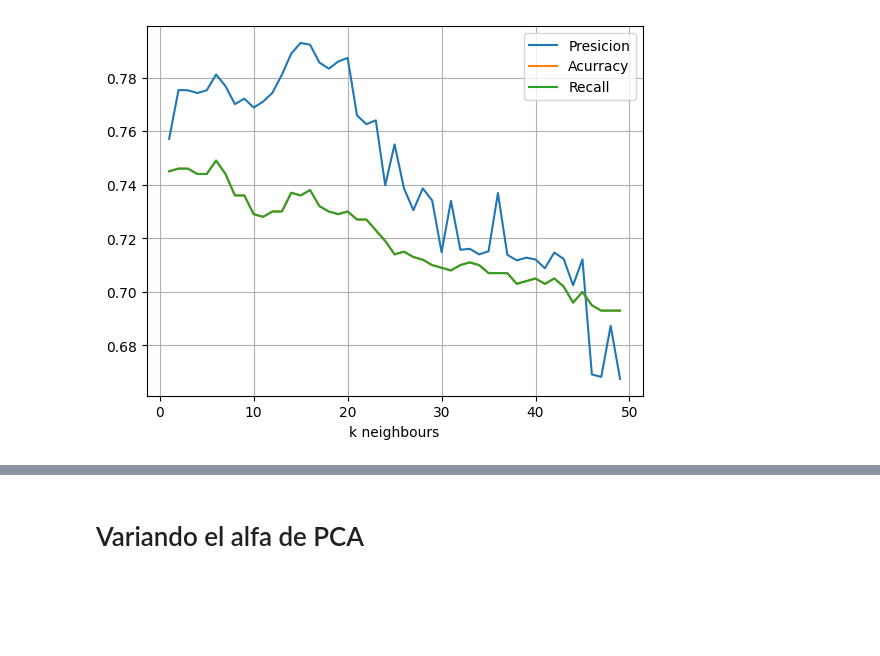
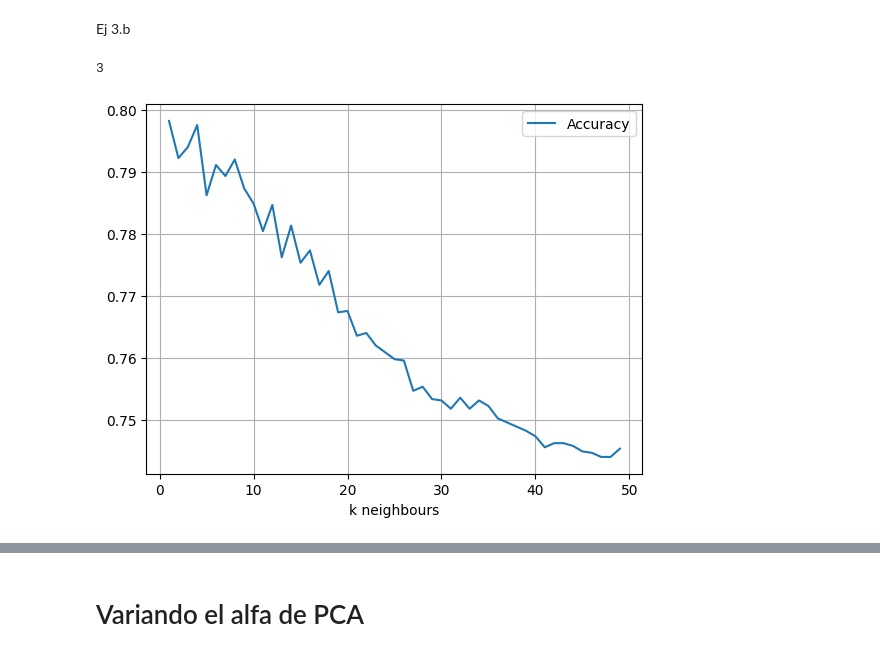
Before and after one commit to GonzaloConsoli/tp2-metodos, a Jupyter notebook: notebooks/tp2.ipynb, the cells around one changed output, grey strips where cells are left out. Saved outputs shown, nothing was run; the diff lists cells and outputs as text; code cells hidden in the pictures; blank space fills up the shorter version.

```diff
--- a/notebooks/tp2.ipynb
+++ b/notebooks/tp2.ipynb
@@ -33,3 +64,5 @@ class KNNClassifier:
+# %% [markdown]
+Ej 3.b
 # %%
 from sklearn.model_selection import KFold
 from sklearn.metrics import accuracy_score, cohen_kappa_score, f1_score, recall_score, precision_score
@@ -40,7 +73,7 @@ def knn_K(k, X, y):
     k_fold = KFold(n_splits=5)
     k_fold.get_n_splits(X)
 
-    accs, tiempos, kappas, f1_scores, recalls, precision = ([] for i in range(6))
+    accs, tiempos = ([] for i in range(2))
 
     #Se va variando la particion con la que se testea del K-Fold
     for train_index, test_index in k_fold.split(X):
@@ -59,41 +92,22 @@ def knn_K(k, X, y):
 
         accs.append(accuracy_score(y_test, y_pred))
         tiempos.append(time_end - time_start)
-        kappas.append(cohen_kappa_score(y_test, y_pred))
-        f1_scores.append(f1_score(y_test, y_pred, average="macro"))
-        recalls.append(recall_score(y_test, y_pred, average="macro"))
-        precision.append(precision_score(y_test, y_pred, average="macro"))
 
 
 
     accs = np.asarray(accs)
     tiempos = np.asarray(tiempos)
-    kappas = np.asarray(kappas)
-    f1_scores = np.asarray(f1_scores)
-    recalls = np.asarray(recalls)
-    precisions= np.asarray(precision)
 
     return [accs,
-            tiempos,
-            kappas,
-            f1_scores,
-            recalls,
-            precisions]
+            tiempos]
-# %%
-X_train = pd.read_csv("./datos/X_train.csv", header=None)[:1000]
-y_train = pd.read_csv("./datos/y_train.csv", header=None)[:1000]
-
-X_train=X_train.values
-y_train=y_train.values
 # %%
+# TODO: Tomar el promedio de los k?
+# Nos da que el mejor k es 1, ¿está bien?
+
 k_list = np.arange(1, 50)
 
 accs = []
 tiempos = []
-kappas = []
-f1_scores = []
-recalls = []
-presicion = []
 var_tiempo = []
 
 for k in tqdm(k_list):
@@ -102,20 +116,20 @@ for k in tqdm(k_list):
     accs.append(ans[0].mean())
     tiempos.append(ans[1].mean())
     var_tiempo.append(ans[1].std())
-    kappas.append(ans[2].mean())
-    f1_scores.append(ans[3].mean())
-    recalls.append(ans[4].mean())
-    presicion.append(ans[5].mean())
+# %%
+accs.index(max(accs[1:]))
+# %% [output]
+3
 # %%
-plt.plot(k_list, presicion) and plt.plot(k_list, accs) and plt.plot(k_list, recalls)
+plt.plot(k_list, accs)
 plt.grid()
 plt.xlabel("k neighbours")
 plt.ylabel("")
-plt.legend(['Presicion','Acurracy','Recall'])
+plt.legend(['Accuracy'])
 plt.savefig("images/full-con-k.png")
 plt.show()
 # %% [output]
-[figure, old version]
+[figure, new version]
 # %%
 plt.figure("Tiempos con k")
 plt.errorbar(k_list, tiempos, yerr=var_tiempo, fmt='-o', ecolor='red')
```
Also changed, not shown: parts of 10 cells of this notebook, 6 other files.
